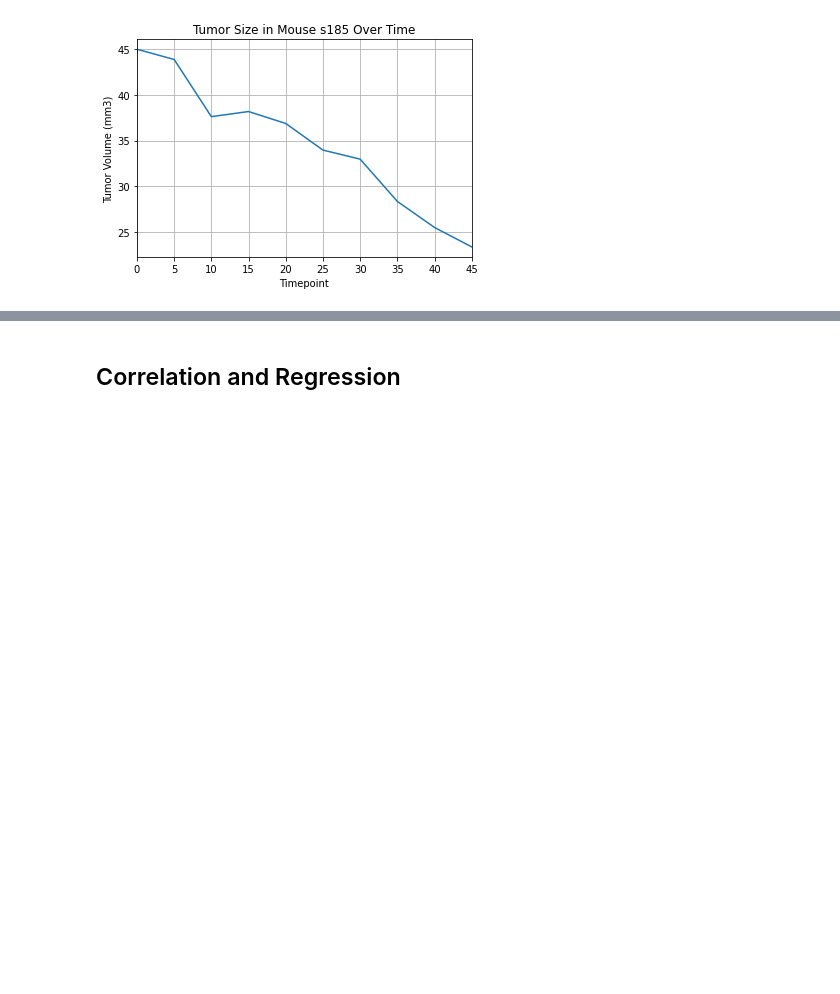
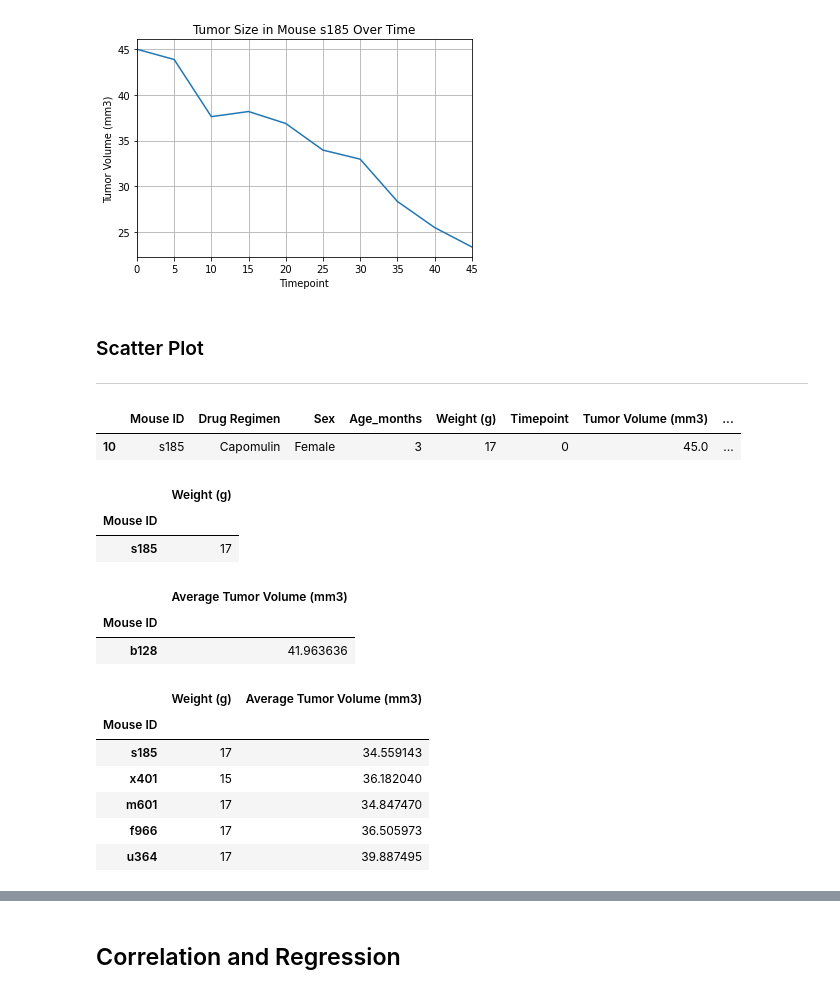
Before and after one commit to cwolf1424/Matplotlib_Challenge, a Jupyter notebook: Pymaceuticals/pymaceuticals.ipynb, the cells around one changed output, grey strips where cells are left out. Cells and saved outputs as stored; diff of their text form; code cells hidden in the pictures; blank space fills up the shorter version.

```diff
--- a/Pymaceuticals/pymaceuticals.ipynb
+++ b/Pymaceuticals/pymaceuticals.ipynb
@@ -363,0 +376,38 @@ plt.show
+# %% [markdown]
+### Scatter Plot
+-------
+# %%
+capomulin_df = cln_merged_results_df.loc[cln_merged_results_df["Drug Regimen"] == "Capomulin",:]
+capomulin_df.head(1)
+# %% [output]
+|  | Mouse ID | Drug Regimen | Sex | Age_months | Weight (g) | Timepoint | Tumor Volume (mm3) | ... |
+| 10 | s185 | Capomulin | Female | 3 | 17 | 0 | 45.0 | ... |
+# %%
+mouseid_weight_df = capomulin_df.loc[capomulin_df["Timepoint"] == 0,:]
+mouseid_weight_df = mouseid_weight_df[["Mouse ID","Weight (g)"]]
+mouseid_weight_df = mouseid_weight_df.set_index("Mouse ID")
+mouseid_weight_df.head(1)
+# %% [output]
+|  | Weight (g) |
+| Mouse ID |  |
+| s185 | 17 |
+# %%
+mouseid_avg_vol_df = capomulin_df.groupby(["Mouse ID"])["Tumor Volume (mm3)"].mean()
+mouseid_avg_vol_df = pd.DataFrame(mouseid_avg_vol_df)
+mouseid_avg_vol_df = mouseid_avg_vol_df.rename(columns={"Tumor Volume (mm3)":"Average Tumor Volume (mm3)"})
+mouseid_avg_vol_df.head(1)
+# %% [output]
+|  | Average Tumor Volume (mm3) |
+| Mouse ID |  |
+| b128 | 41.963636 |
+# %%
+capomulin_weight_volume_df = pd.merge(mouseid_weight_df,mouseid_avg_vol_df, on = ["Mouse ID"], how = "inner")
+capomulin_weight_volume_df.head()
+# %% [output]
+|  | Weight (g) | Average Tumor Volume (mm3) |
+| Mouse ID |  |  |
+| s185 | 17 | 34.559143 |
+| x401 | 15 | 36.182040 |
+| m601 | 17 | 34.847470 |
+| f966 | 17 | 36.505973 |
+| u364 | 17 | 39.887495 |
```
Also changed, not shown: parts of 6 cells of this notebook, 1 other file.
